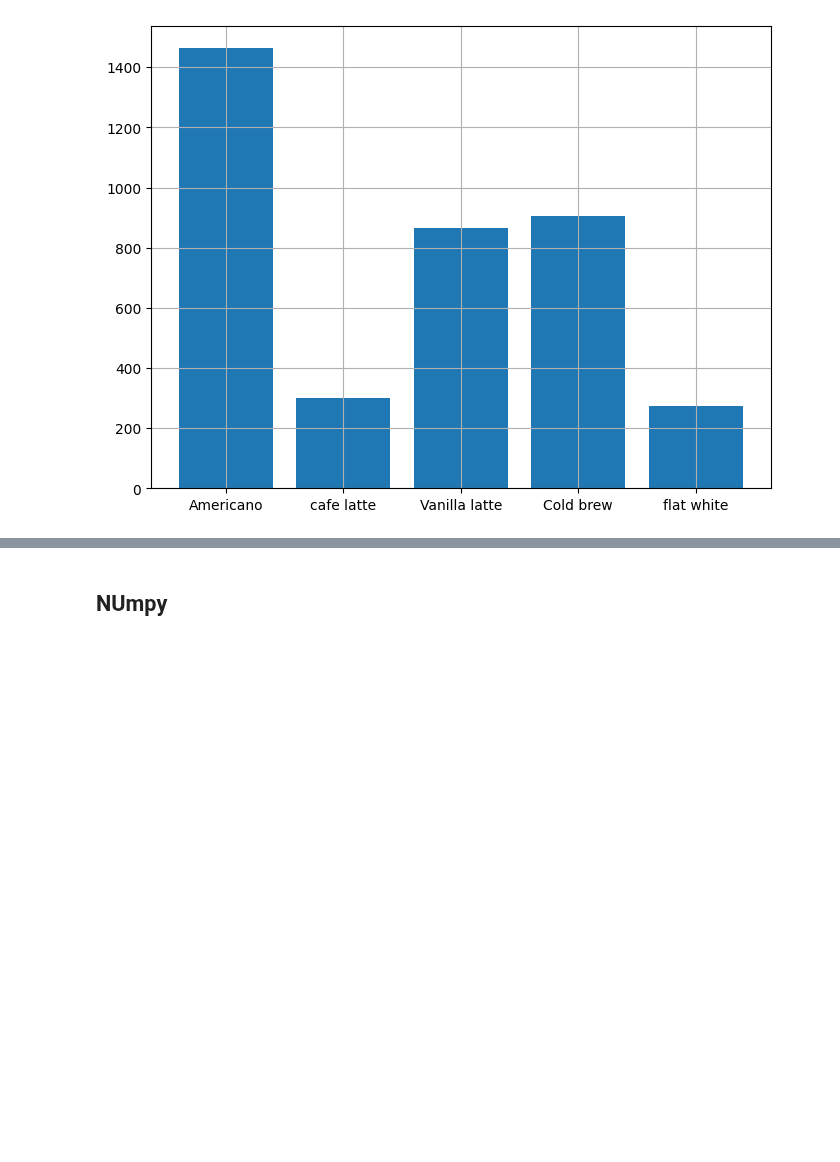
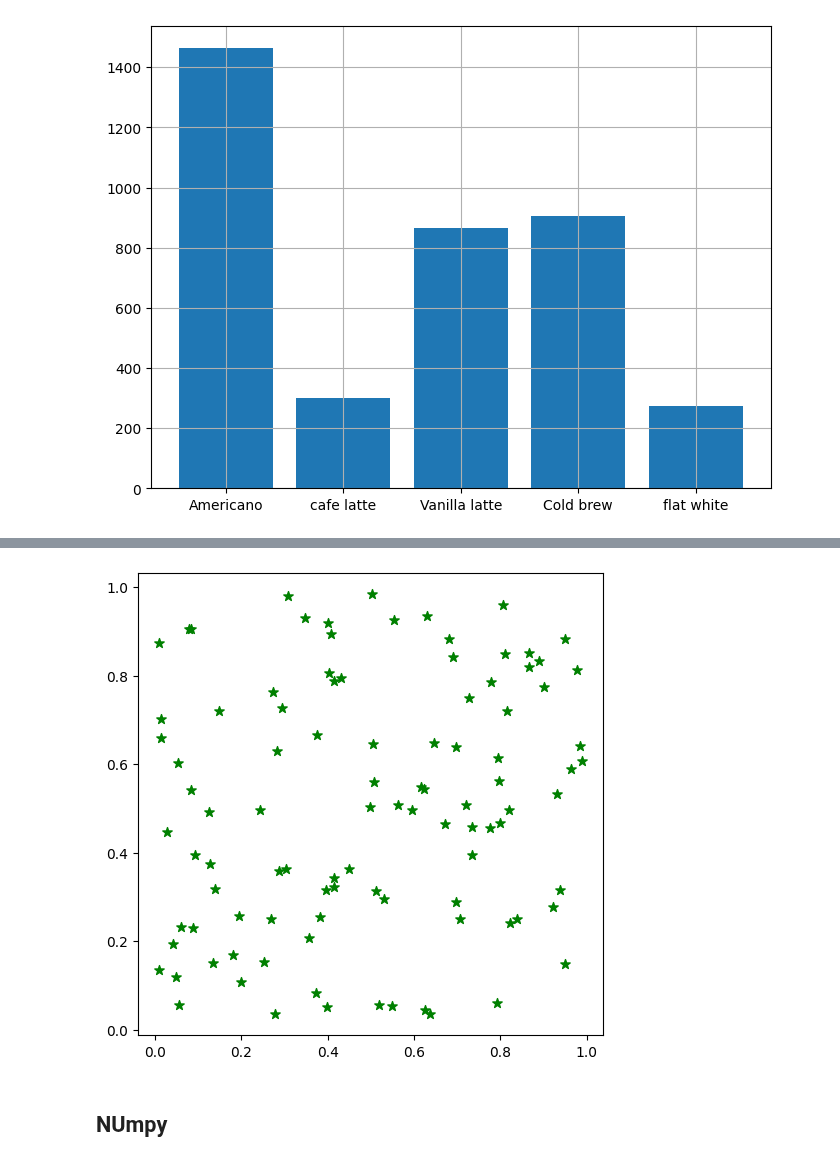
Before and after one commit to WooHyun94/TIL, a Jupyter notebook: Python/220929.ipynb, the cells around one changed output, grey strips where cells are left out. Drawn from its saved outputs; the diff is of its cells as text; code cells hidden in the pictures; blank space fills up the shorter version.

```diff
--- a/Python/220929.ipynb
+++ b/Python/220929.ipynb
@@ -292,3 +296,13 @@ plt.show()
+# %%
+import numpy as np
+x = np.random.random(100)
+y = np.random.random(100)
+
+plt.figure(figsize=(6,6))
+plt.scatter(x, y, color = 'green', marker='*', s=50)
+plt.show()
+# %% [output]
+[figure, added]
 # %% [markdown]
 ## NUmpy
 # %%
```
Also changed, not shown: parts of 1 cell of this notebook.
